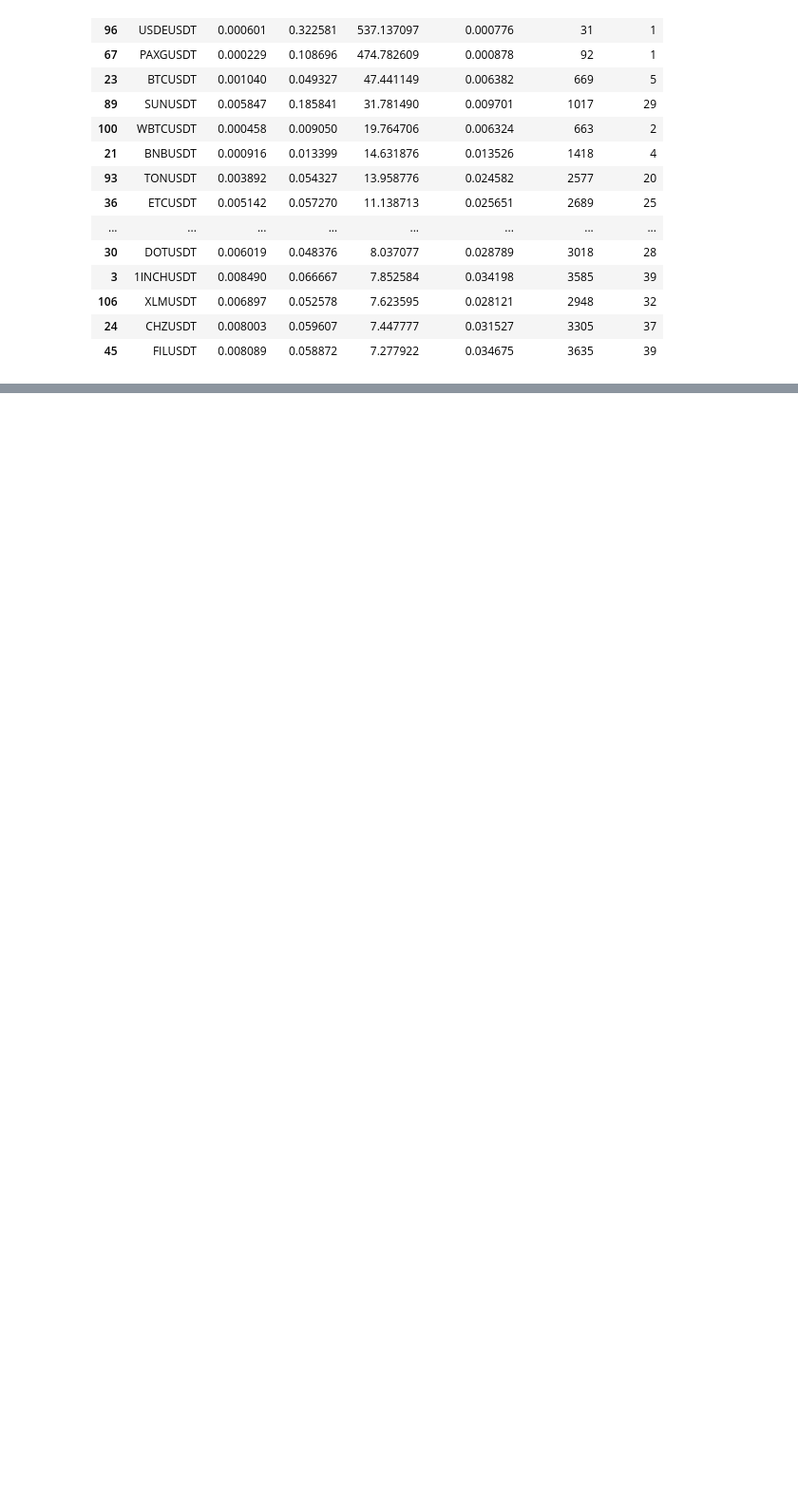
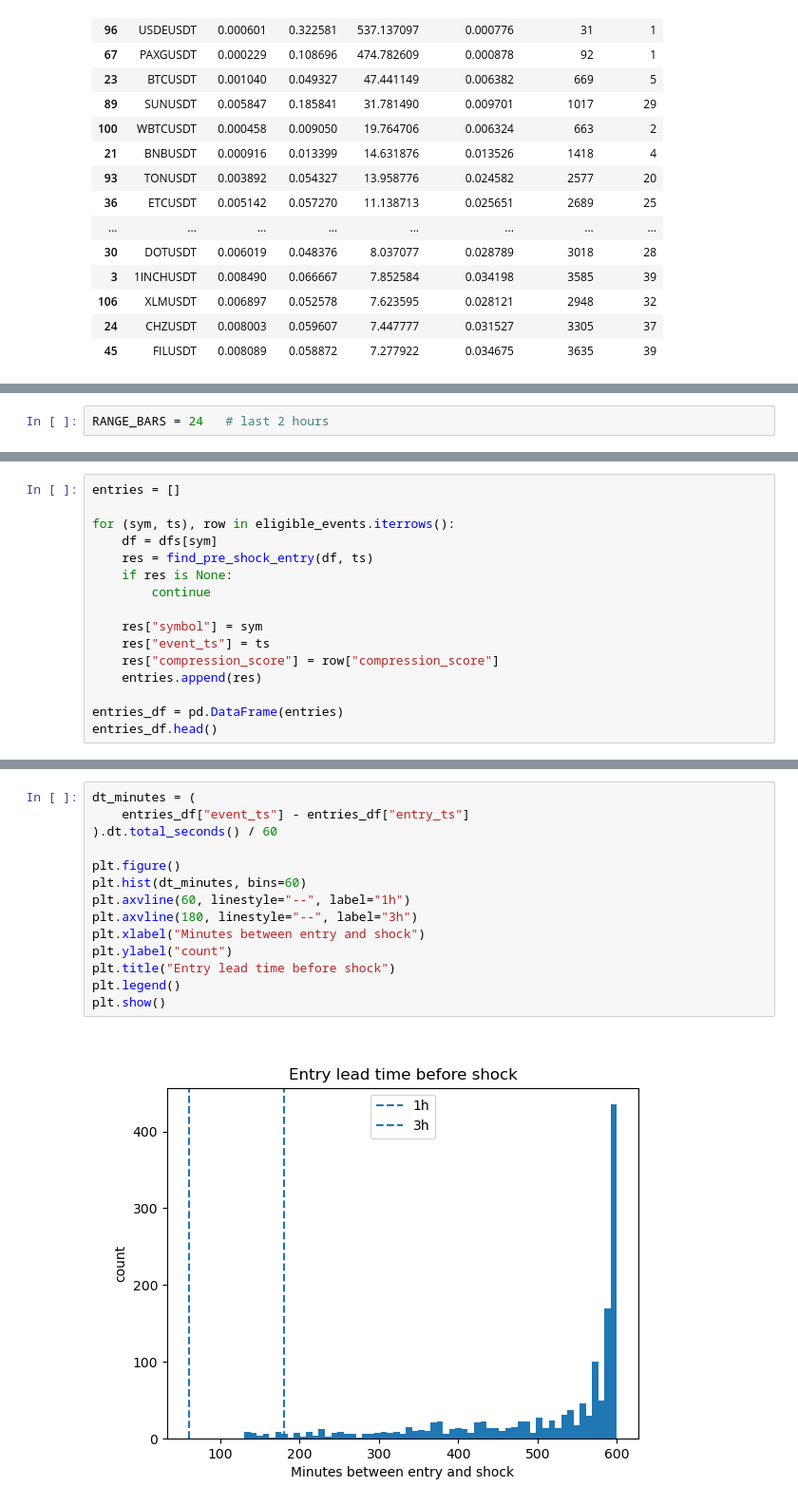
Before and after one commit to eycewind/binbot, a Jupyter notebook: rvol-compression-breakout-v3.ipynb, the cells around one changed output, grey strips where cells are left out. Shown at 95% size. Saved outputs shown, nothing was run; the diff lists cells and outputs as text; blank space fills up the shorter version.

```diff
--- a/rvol-compression-breakout-v3.ipynb
+++ b/rvol-compression-breakout-v3.ipynb
@@ -1275,0 +1538,2 @@ prob_df.sort_values("instability_rate")
+# %%
+RANGE_BARS = 24   # last 2 hours
@@ -1275,0 +1575,16 @@ prob_df.sort_values("instability_rate")
+# %%
+entries = []
+
+for (sym, ts), row in eligible_events.iterrows():
+    df = dfs[sym]
+    res = find_pre_shock_entry(df, ts)
+    if res is None:
+        continue
+
+    res["symbol"] = sym
+    res["event_ts"] = ts
+    res["compression_score"] = row["compression_score"]
+    entries.append(res)
+
+entries_df = pd.DataFrame(entries)
+entries_df.head()
@@ -1275,0 +1610,16 @@ prob_df.sort_values("instability_rate")
+# %%
+dt_minutes = (
+    entries_df["event_ts"] - entries_df["entry_ts"]
+).dt.total_seconds() / 60
+
+plt.figure()
+plt.hist(dt_minutes, bins=60)
+plt.axvline(60, linestyle="--", label="1h")
+plt.axvline(180, linestyle="--", label="3h")
+plt.xlabel("Minutes between entry and shock")
+plt.ylabel("count")
+plt.title("Entry lead time before shock")
+plt.legend()
+plt.show()
+# %% [output]
+[figure, added]
```
Also changed, not shown: parts of 25 cells of this notebook.
